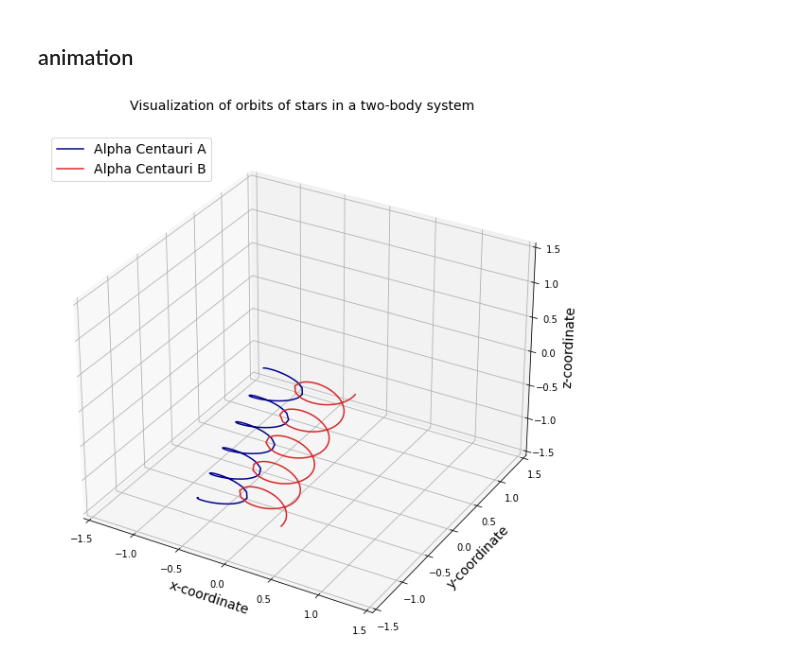
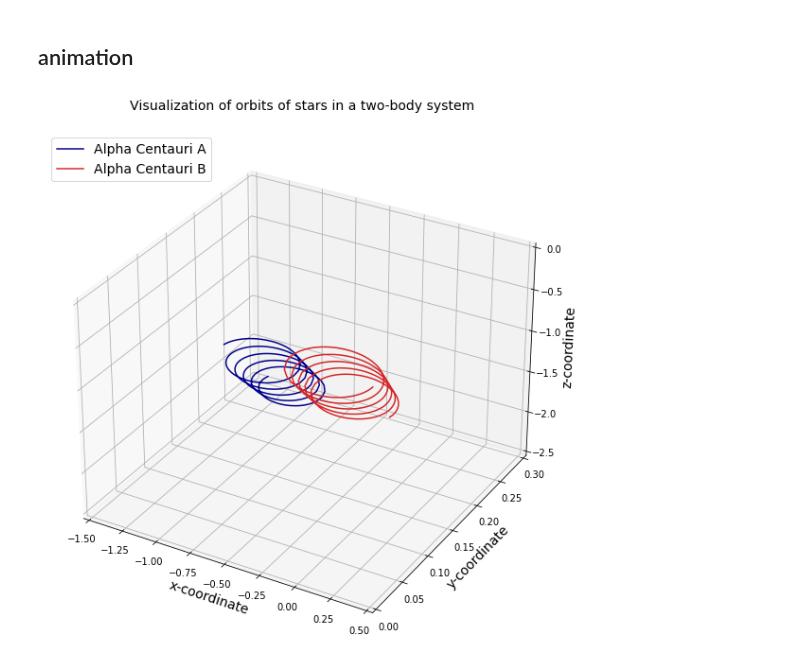
Before and after one commit to Ewen2015/DataScienceNotes, a Jupyter notebook: pygame/threebody/001_matplot_animation.ipynb, the cells around one changed output. Drawn from its saved outputs; the diff is of its cells as text; code cells hidden in the pictures.

```diff
--- a/pygame/threebody/001_matplot_animation.ipynb
+++ b/pygame/threebody/001_matplot_animation.ipynb
@@ -71,7 +138,7 @@ def TwoBodyEquations(w,t,G,m1,m2):
 init_params=np.array([r1,r2,v1,v2]) #create array of initial params
 init_params=init_params.flatten() #flatten array to make it 1D
 
-time_span=np.linspace(0,8,300) #8 orbital periods and 500 points
+time_span=np.linspace(0,8,500) #8 orbital periods and 500 points
 
 #Run the ODE solver
 import scipy.integrate
@@ -107,9 +174,9 @@ fig = plt.figure(figsize=(10,10))
 
 ax = fig.add_subplot(111, projection="3d")
 
-ax.set_xlim(-1.5, 1.5)
-ax.set_ylim(-1.5, 1.5)
-ax.set_zlim(-1.5, 1.5)
+ax.set_xlim(-1.5, 0.5)
+ax.set_ylim(0, 0.3)
+ax.set_zlim(-2.5, 0)
 
 sol = [r1_sol, r2_sol]
 colors = ["darkblue", "tab:red"]
@@ -125,33 +192,33 @@ def init():
         line.set_data([], [])
         line.set_3d_properties([])
     return lines
 
 def animate(i):
     for m, line in enumerate(lines):
         s = sol[m]
         x, y, z = s[:i ,0], s[:i, 1], s[:i, 2]
 
         line.set_data(x, y)
         line.set_3d_properties(z)
     return lines
 
 anim = animation.FuncAnimation(fig,
                                  animate,
                                  init_func=init,
-                                 frames=300,
-                                 interval=100,
+                                 frames=500,
+                                 interval=10,
                                  blit=True)
 
 # ax.scatter(r1_sol[-1,0],r1_sol[-1,1],r1_sol[-1,2],color="darkblue",marker="o",s=100,label="Alpha Centauri A")
 # ax.scatter(r2_sol[-1,0],r2_sol[-1,1],r2_sol[-1,2],color="tab:red",marker="o",s=100,label="Alpha Centauri B")
 
 #Add a few more bells and whistles
 ax.set_xlabel("x-coordinate", fontsize=14)
 ax.set_ylabel("y-coordinate", fontsize=14)
 ax.set_zlabel("z-coordinate", fontsize=14)
 ax.set_title("Visualization of orbits of stars in a two-body system\n", fontsize=14)
 ax.legend(loc="upper left", fontsize=14)
 
 anim.save('treebody.gif', writer=animation.PillowWriter())
 # %% [output]
-[figure, old version]
+[figure, new version]
```
Also changed, not shown: parts of 35 cells of this notebook, 5 other files.
